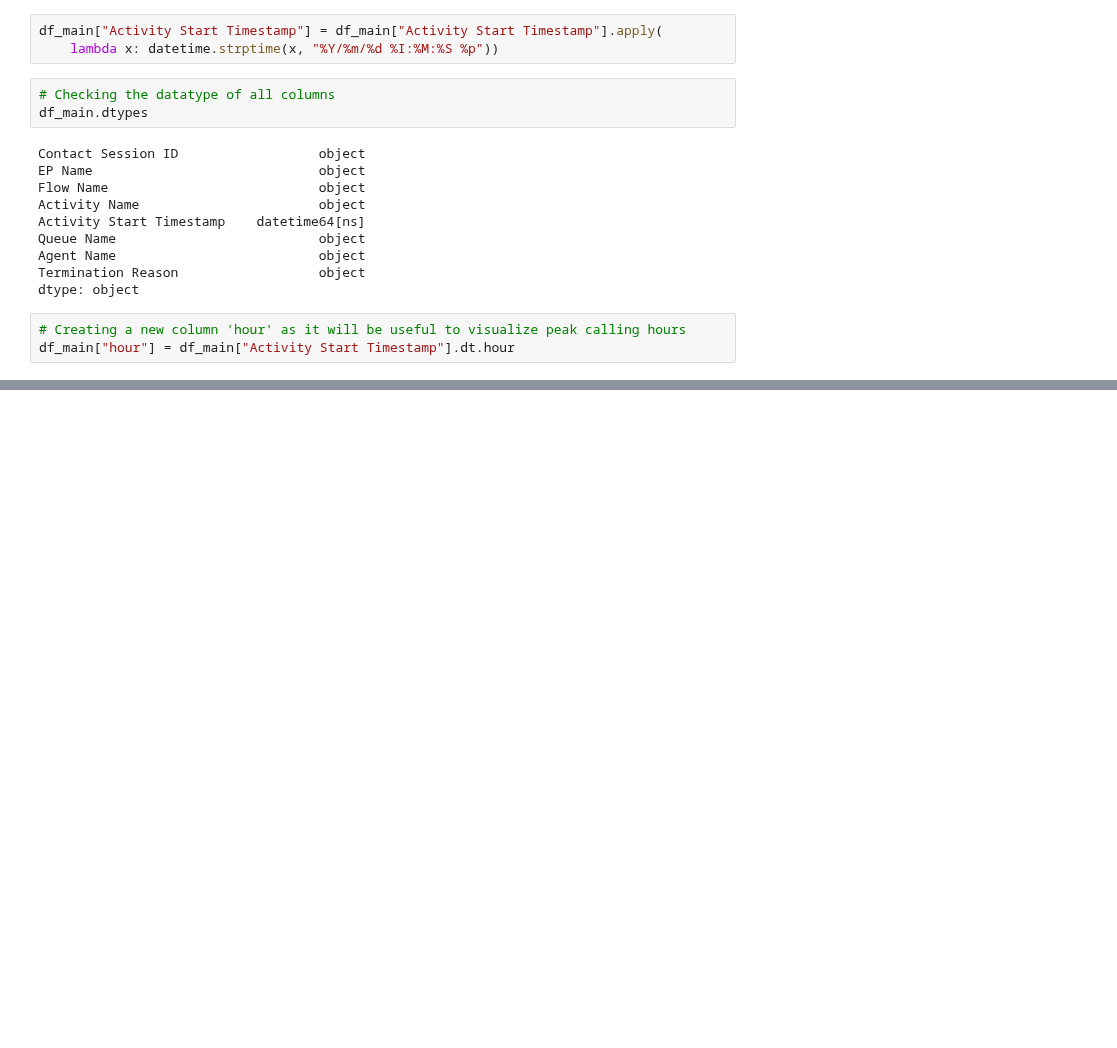
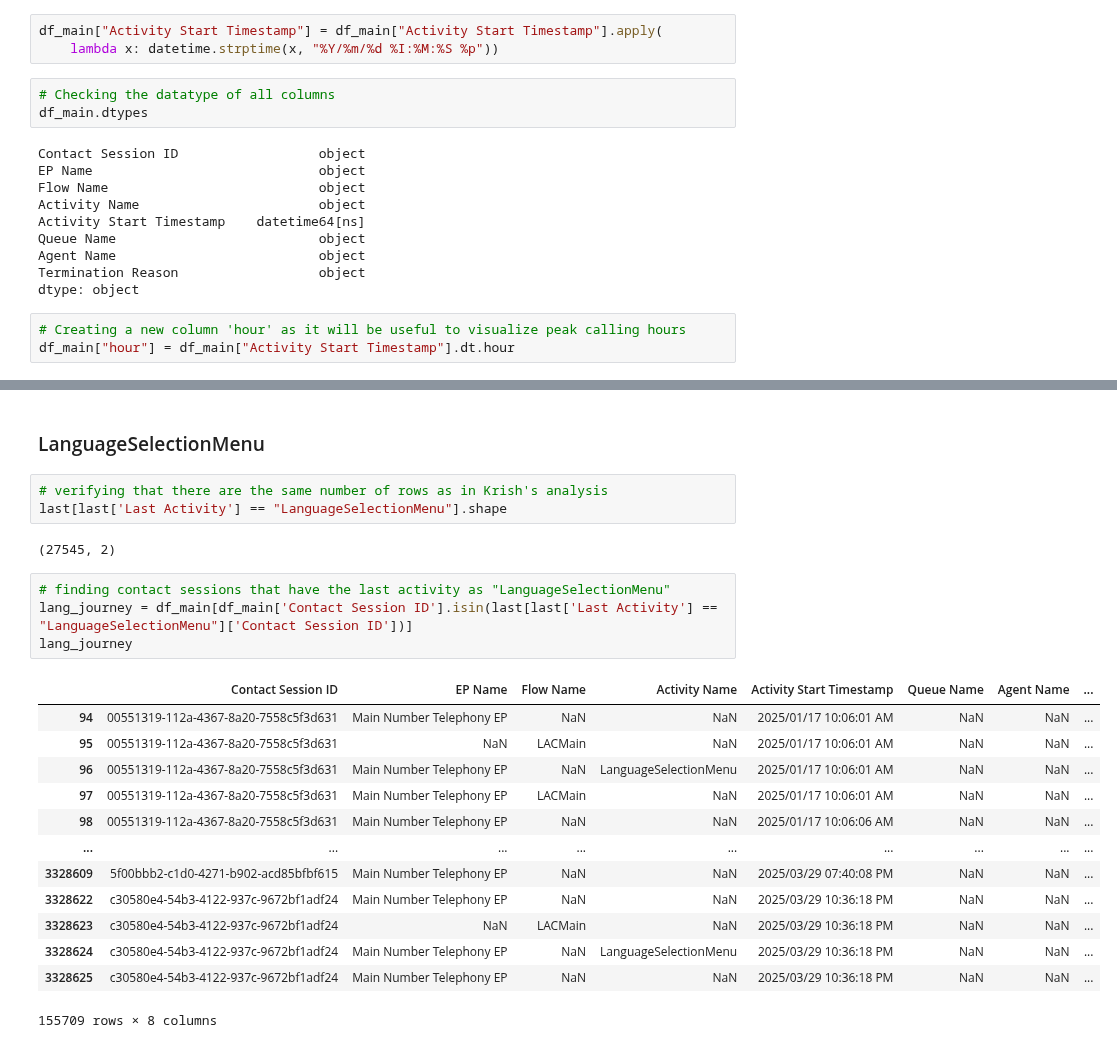
Before and after one commit to arvindkrishna87/STAT390_LegalAid_Fall2025, a Jupyter notebook: Code/Call outcome analysis/Consistency_Check_CallOutcome_Nov17_Derwent.ipynb, the cells around one changed output, grey strips where cells are left out. Drawn from its saved outputs; the diff is of its cells as text; blank space fills up the shorter version.

```diff
--- a/Code/Call outcome analysis/Consistency_Check_CallOutcome_Nov17_Derwent.ipynb
+++ b/Code/Call outcome analysis/Consistency_Check_CallOutcome_Nov17_Derwent.ipynb
@@ -96,0 +127,25 @@ df_main["date"] = pd.to_datetime(df_main["date"])
+# %% [markdown]
+### LanguageSelectionMenu
+# %%
+# verifying that there are the same number of rows as in Krish's analysis
+last[last['Last Activity'] == "LanguageSelectionMenu"].shape
+# %% [output]
+(27545, 2)
+# %%
+# finding contact sessions that have the last activity as "LanguageSelectionMenu"
+lang_journey = df_main[df_main['Contact Session ID'].isin(last[last['Last Activity'] == "LanguageSelectionMenu"]['Contact Session ID'])]
+lang_journey
+# %% [output]
+|  | Contact Session ID | EP Name | Flow Name | Activity Name | Activity Start Timestamp | Queue Name | Agent Name | ... |
+| 94 | 00551319-112a-4367-8a20-7558c5f3d631 | Main Number Telephony EP | NaN | NaN | 2025/01/17 10:06:01 AM | NaN | NaN | ... |
+| 95 | 00551319-112a-4367-8a20-7558c5f3d631 | NaN | LACMain | NaN | 2025/01/17 10:06:01 AM | NaN | NaN | ... |
+| 96 | 00551319-112a-4367-8a20-7558c5f3d631 | Main Number Telephony EP | NaN | LanguageSelectionMenu | 2025/01/17 10:06:01 AM | NaN | NaN | ... |
+| 97 | 00551319-112a-4367-8a20-7558c5f3d631 | Main Number Telephony EP | LACMain | NaN | 2025/01/17 10:06:01 AM | NaN | NaN | ... |
+| 98 | 00551319-112a-4367-8a20-7558c5f3d631 | Main Number Telephony EP | NaN | NaN | 2025/01/17 10:06:06 AM | NaN | NaN | ... |
+| ... | ... | ... | ... | ... | ... | ... | ... | ... |
+| 3328609 | 5f00bbb2-c1d0-4271-b902-acd85bfbf615 | Main Number Telephony EP | NaN | NaN | 2025/03/29 07:40:08 PM | NaN | NaN | ... |
+| 3328622 | c30580e4-54b3-4122-937c-9672bf1adf24 | Main Number Telephony EP | NaN | NaN | 2025/03/29 10:36:18 PM | NaN | NaN | ... |
+| 3328623 | c30580e4-54b3-4122-937c-9672bf1adf24 | NaN | LACMain | NaN | 2025/03/29 10:36:18 PM | NaN | NaN | ... |
+| 3328624 | c30580e4-54b3-4122-937c-9672bf1adf24 | Main Number Telephony EP | NaN | LanguageSelectionMenu | 2025/03/29 10:36:18 PM | NaN | NaN | ... |
+| 3328625 | c30580e4-54b3-4122-937c-9672bf1adf24 | Main Number Telephony EP | NaN | NaN | 2025/03/29 10:36:18 PM | NaN | NaN | ... |
+155709 rows × 8 columns
```
Also changed, not shown: parts of 12 cells of this notebook.
